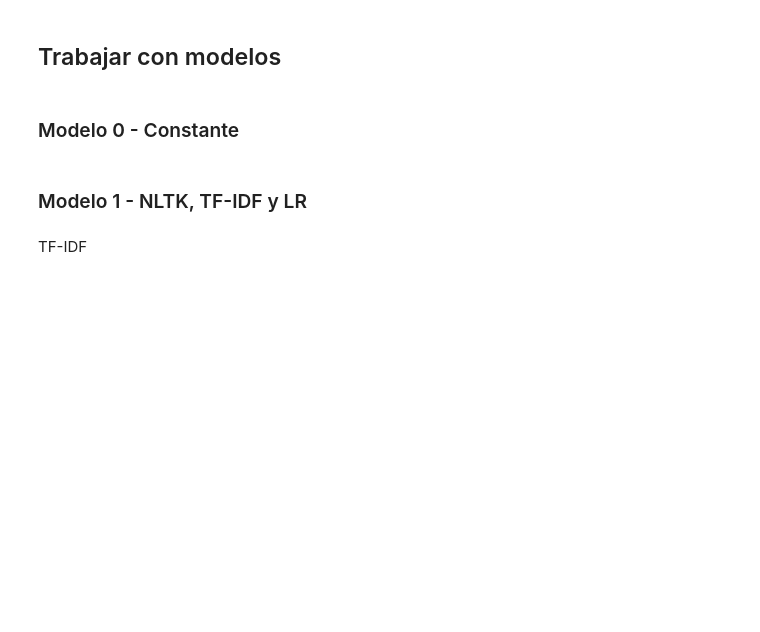
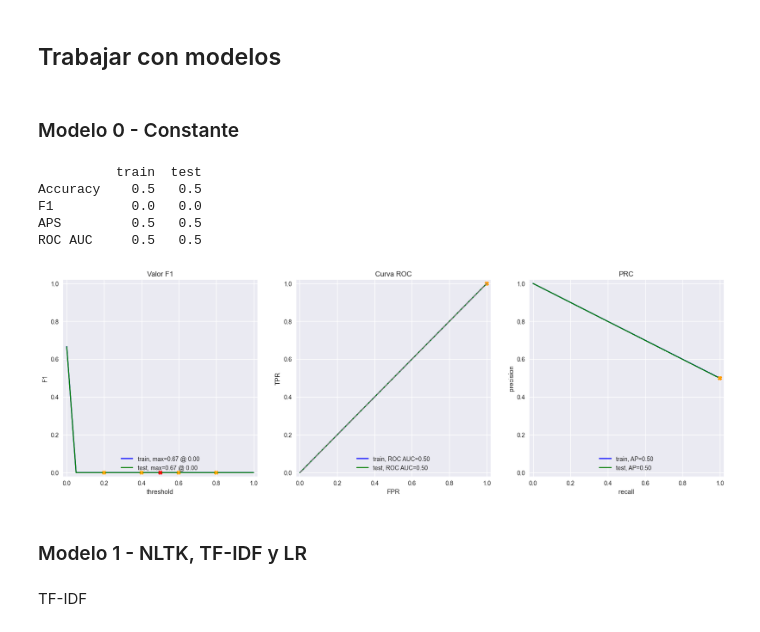
Before and after one commit to roman-correa/bert, a Jupyter notebook: notebook_(16_project).ipynb, the cells around one changed output. Saved outputs shown, nothing was run; the diff lists cells and outputs as text; code cells hidden in the pictures; blank space fills up the shorter version.

```diff
--- a/notebook_(16_project).ipynb
+++ b/notebook_(16_project).ipynb
@@ -309,5 +360,3 @@ def evaluate_model(model, train_features, train_target, test_features, test_targ
 ## Normalización
 # %% [markdown]
 Suponemos que todos los modelos a continuación aceptan textos en minúsculas y sin dígitos, signos de puntuación, etc.
-# %%
-df_reviews['review_norm'] = ...# <escribe tu código aquí>
@@ -313,0 +369,5 @@ df_reviews['review_norm'] = ...# <escribe tu código aquí>
+# %%
+
+
+
+df_reviews['review_norm'] = df_reviews['review'].str.lower().str.replace(r'[^a-z0-9\s]', ' ', regex=True).str.replace(r'\s+', ' ', regex=True).str.strip()
@@ -336,3 +407,15 @@ from sklearn.dummy import DummyClassifier
+# %%
+from sklearn.dummy import DummyClassifier
+dummy_model = DummyClassifier(strategy='most_frequent')
+dummy_model.fit(df_reviews_train['review_norm'], train_target)
+evaluate_model(dummy_model, df_reviews_train['review_norm'], train_target, df_reviews_test['review_norm'], test_target)
+# %% [output]
+          train  test
+Accuracy    0.5   0.5
+F1          0.0   0.0
+APS         0.5   0.5
+ROC AUC     0.5   0.5
+[figure, added]
 # %% [markdown]
 ### Modelo 1 - NLTK, TF-IDF y LR
 # %% [markdown]
```
Also changed, not shown: parts of 20 cells of this notebook.
